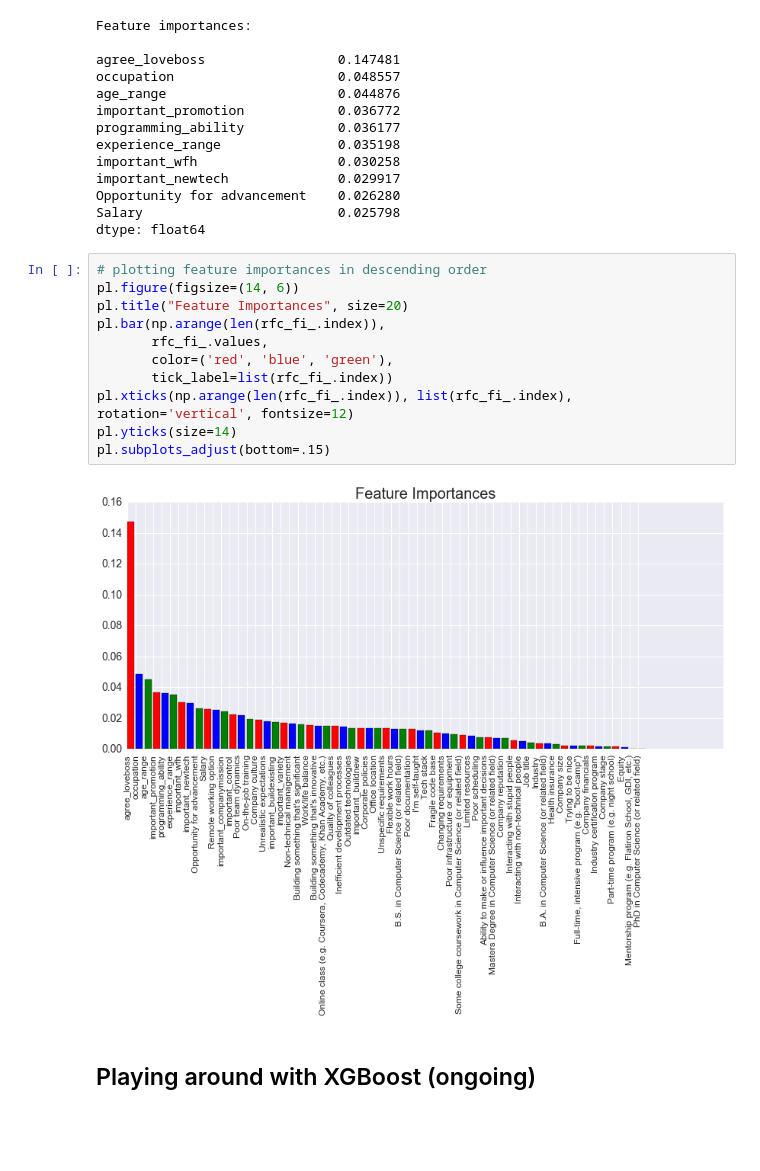
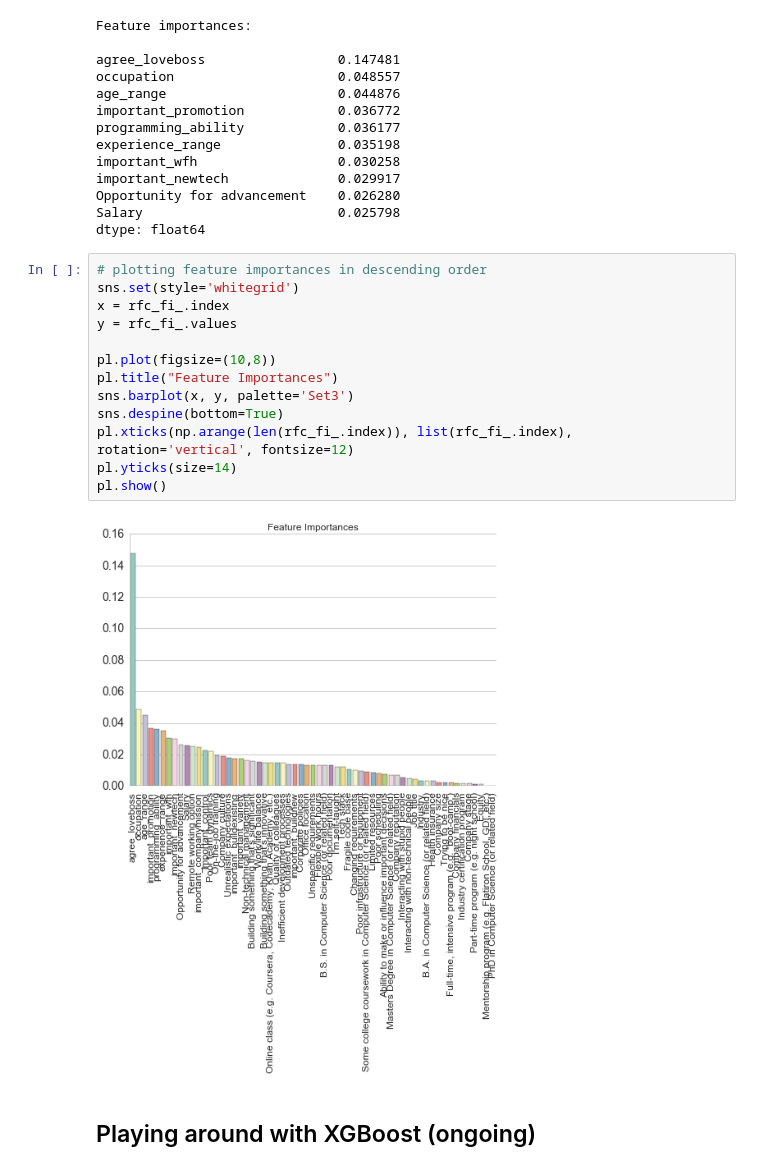
Before and after one commit to jonmhong/Stack_Overflow_Data, a Jupyter notebook: stack_overflow.ipynb, the cells around one changed output. Saved outputs shown, nothing was run; the diff lists cells and outputs as text; blank space fills up the shorter version.

Commit message:
Feat
Feat - Implemented seaborn library and graph to feature importances bar plot

```diff
--- a/stack_overflow.ipynb
+++ b/stack_overflow.ipynb
@@ -1006,17 +1006,19 @@ Salary                         0.025798
 dtype: float64
 # %%
 # plotting feature importances in descending order
-pl.figure(figsize=(14, 6))
-pl.title("Feature Importances", size=20)
-pl.bar(np.arange(len(rfc_fi_.index)),
-       rfc_fi_.values,
-       color=('red', 'blue', 'green'),
-       tick_label=list(rfc_fi_.index))
+sns.set(style='whitegrid')
+x = rfc_fi_.index
+y = rfc_fi_.values
+
+pl.plot(figsize=(10,8))
+pl.title("Feature Importances")
+sns.barplot(x, y, palette='Set3')
+sns.despine(bottom=True)
 pl.xticks(np.arange(len(rfc_fi_.index)), list(rfc_fi_.index), rotation='vertical', fontsize=12)
 pl.yticks(size=14)
-pl.subplots_adjust(bottom=.15)
+pl.show()
 # %% [output]
-[figure, old version]
+[figure, new version]
 # %% [markdown]
 ## Playing around with XGBoost (ongoing)
 # %%
```
